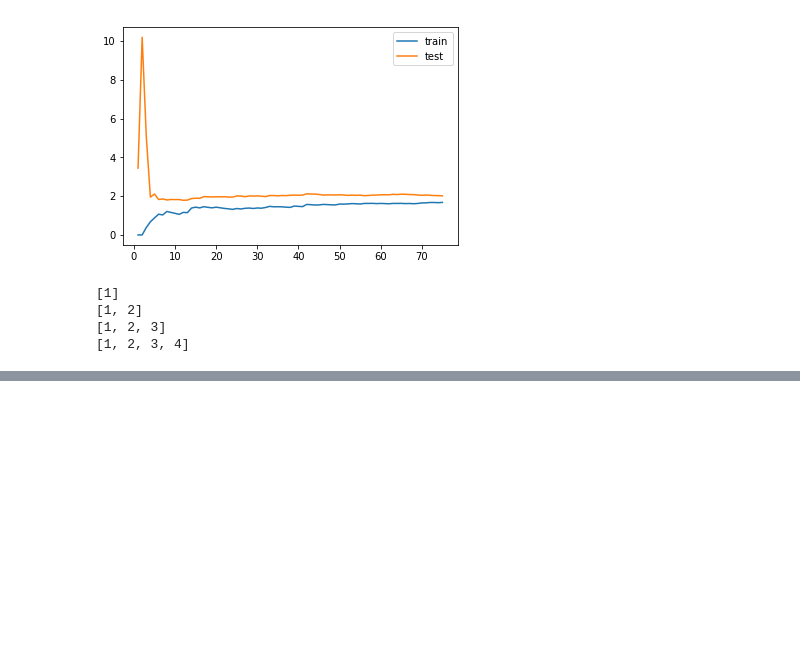
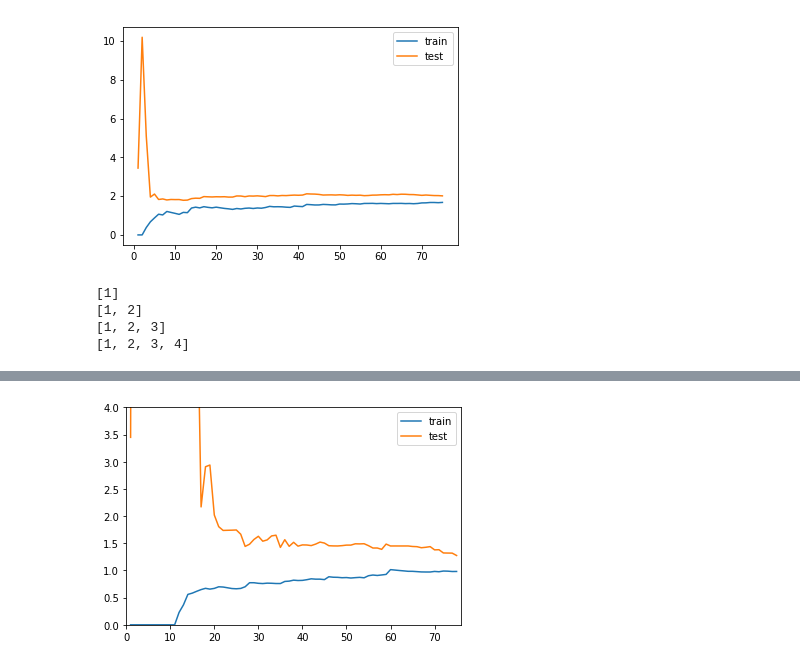
Before and after one commit to WB11uo/MachineLearningStudy, a Jupyter notebook: 多项式回归/学习曲线.ipynb, the cells around one changed output, grey strips where cells are left out. Cells and saved outputs as stored; diff of their text form; code cells hidden in the pictures; blank space fills up the shorter version.

```diff
--- a/多项式回归/学习曲线.ipynb
+++ b/多项式回归/学习曲线.ipynb
@@ -53,0 +89,5 @@ for i in range(1,5):
+# %%
+poly2_reg=PolynomialRegression(degree=10)
+plot_learning_curve(poly2_reg,X_train,X_test,y_train,y_test)   #过拟合
+# %% [output]
+[figure, added]
```
Also changed, not shown: parts of 5 cells of this notebook.
